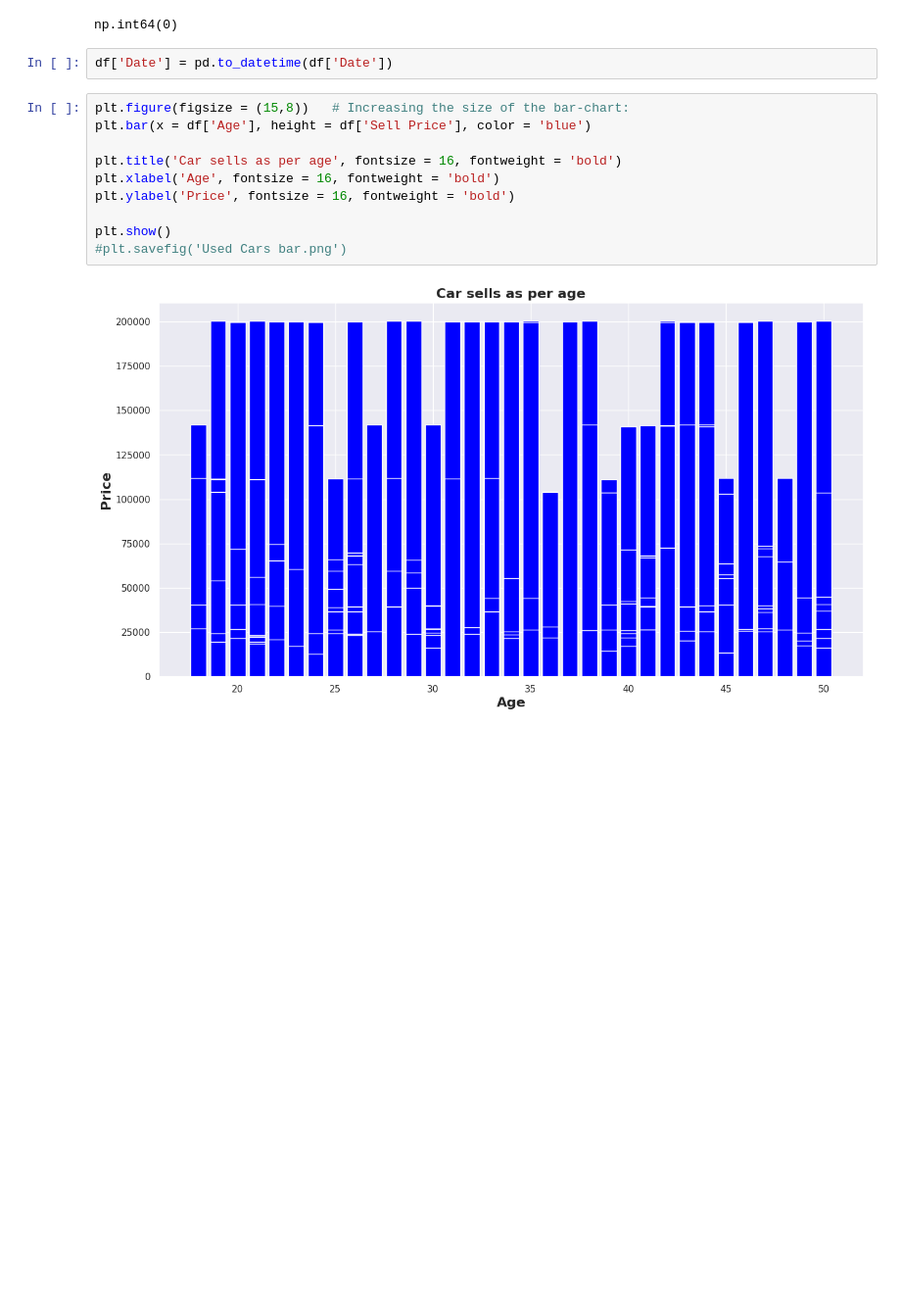
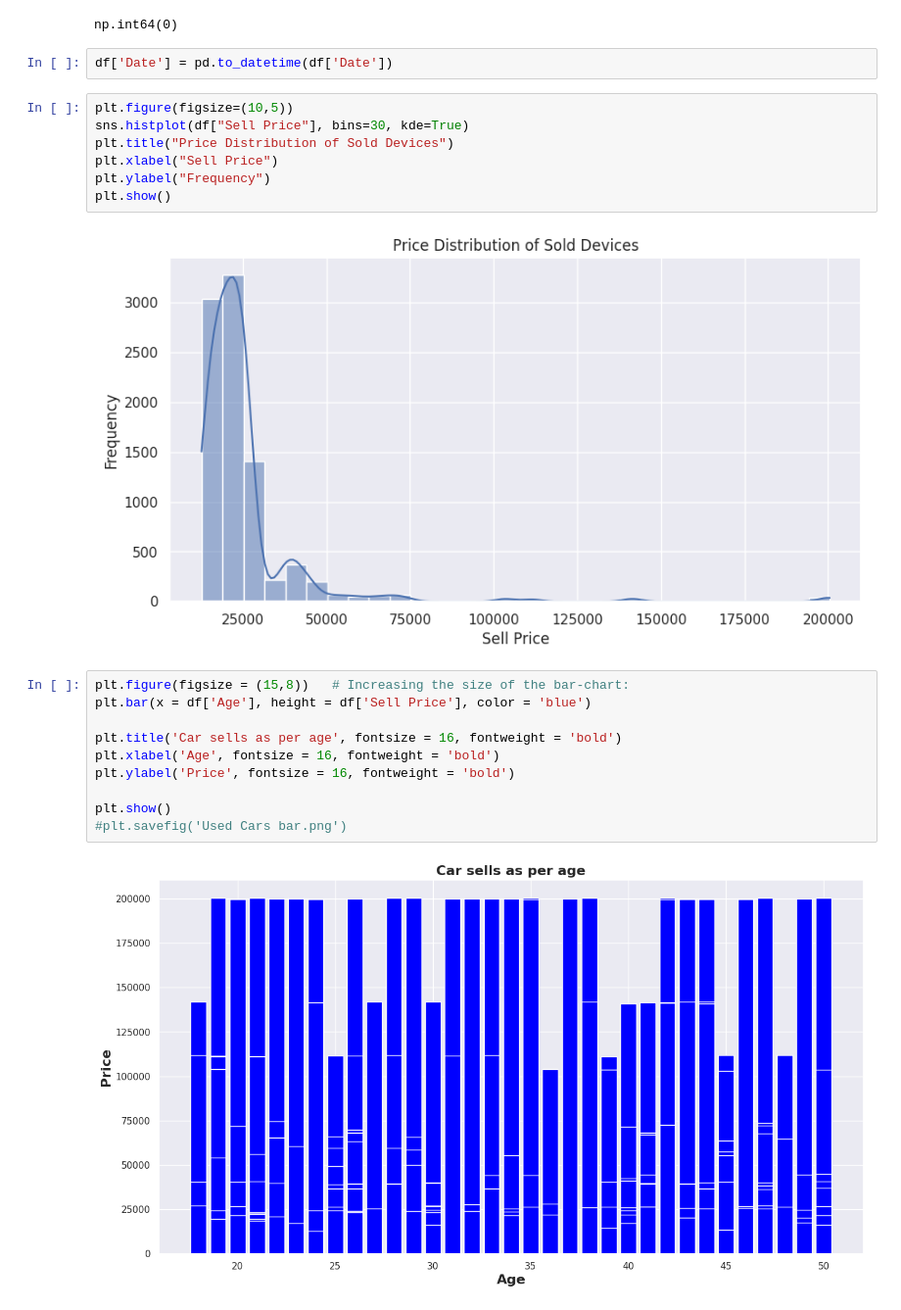
Before and after one commit to Nikhil5566/EDA-Prostate-cancer-dataset-, a Jupyter notebook: TechCorner_Sales_update_csv.ipynb, the cells around one changed output. Shown at 98% size. Cells and saved outputs as stored; diff of their text form; blank space fills up the shorter version.

```diff
--- a/TechCorner_Sales_update_csv.ipynb
+++ b/TechCorner_Sales_update_csv.ipynb
@@ -127,6 +127,15 @@ df.duplicated().sum()
 np.int64(0)
 # %%
 df['Date'] = pd.to_datetime(df['Date'])
+# %%
+plt.figure(figsize=(10,5))
+sns.histplot(df["Sell Price"], bins=30, kde=True)
+plt.title("Price Distribution of Sold Devices")
+plt.xlabel("Sell Price")
+plt.ylabel("Frequency")
+plt.show()
+# %% [output]
+[figure, added]
 # %%
 plt.figure(figsize = (15,8))   # Increasing the size of the bar-chart:
 plt.bar(x = df['Age'], height = df['Sell Price'], color = 'blue')
```
